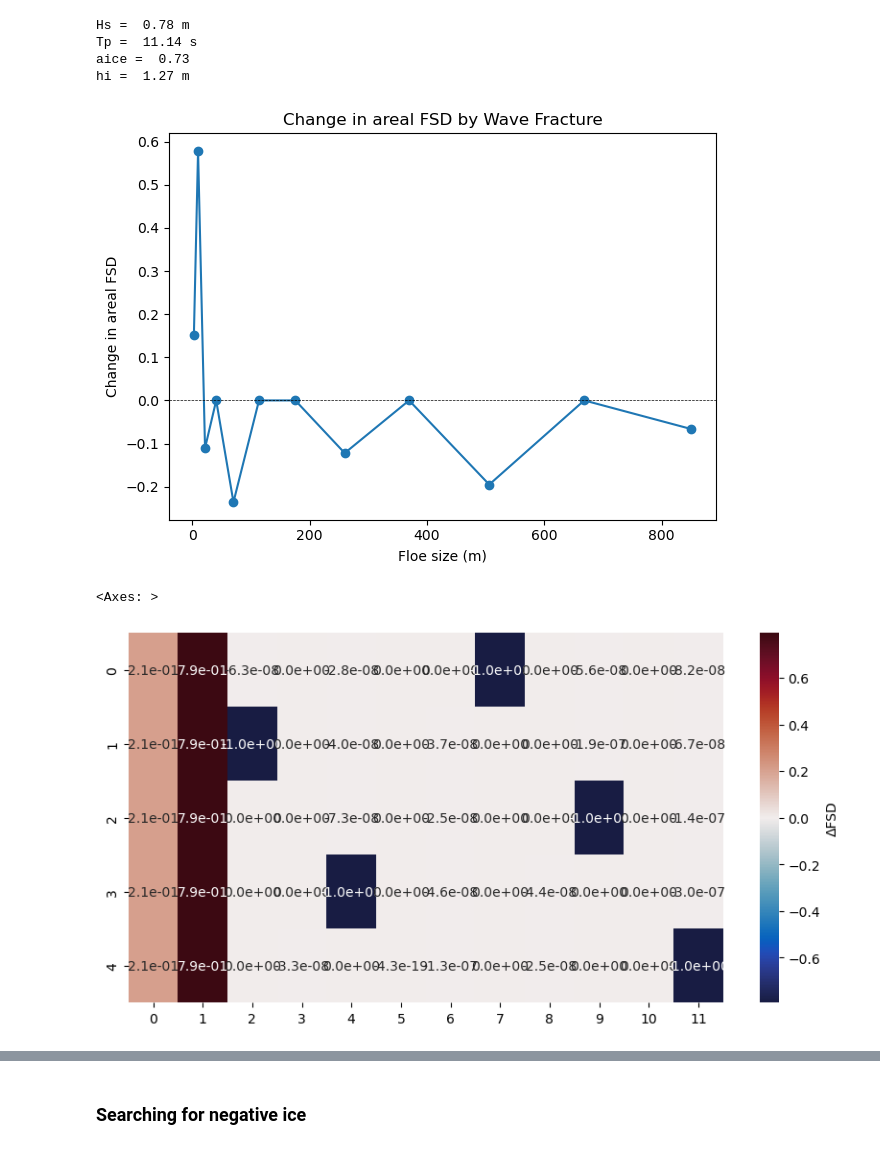
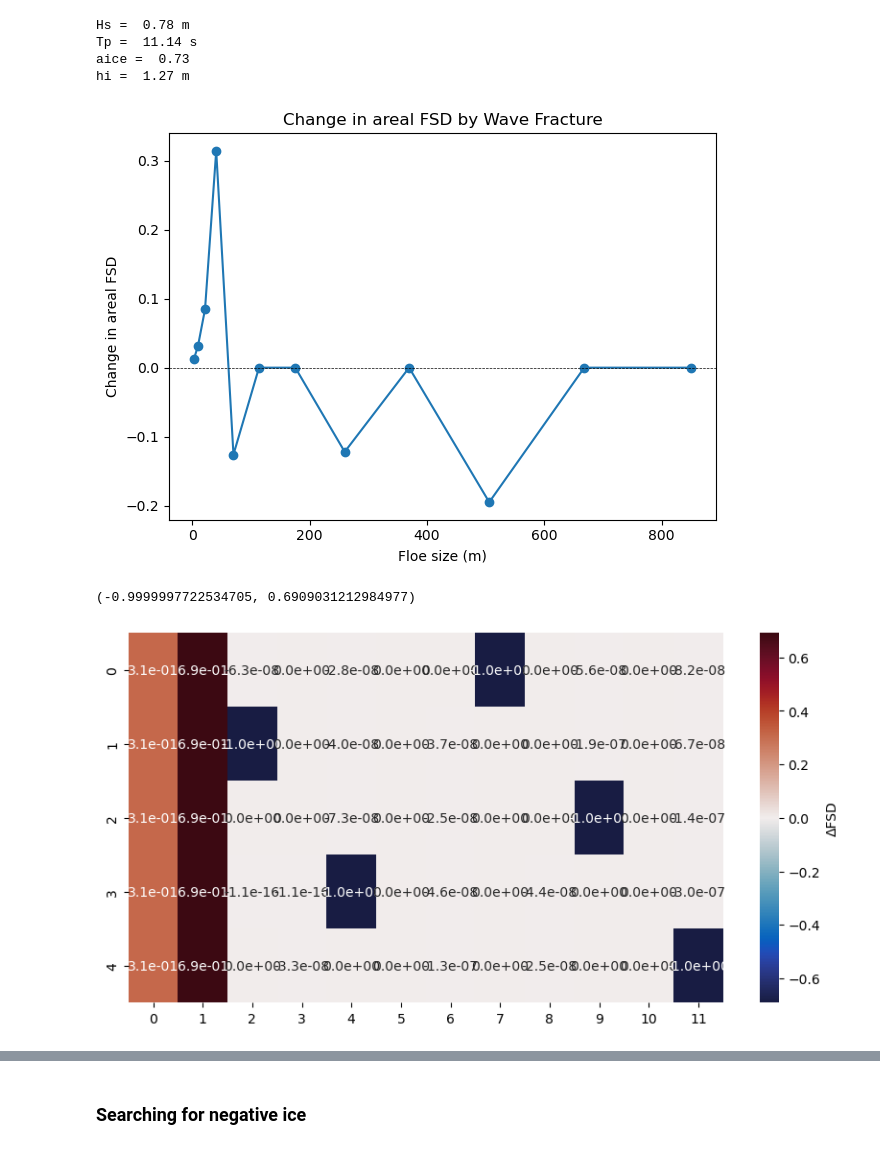
Before and after one commit to NoahDay/access-om3-analysis, a Jupyter notebook: Debug_Wave_Fracture.ipynb, the cells around one changed output, grey strips where cells are left out. Saved outputs shown, nothing was run; the diff lists cells and outputs as text; code cells hidden in the pictures.

```diff
--- a/Debug_Wave_Fracture.ipynb
+++ b/Debug_Wave_Fracture.ipynb
@@ -834,8 +834,8 @@ plt.show()
 # %%
 wave_spectrum = bretschneider_spectrum(wavefreq, 4, 10)
 
-ai_vals = np.linspace(0.1, 1.0, 10)   # ice concentration [0-1]
-hi_vals = np.linspace(0.1, 4.0, 10)   # ice thickness [m]
+ai_vals = np.linspace(0.1, 1.0, 5)   # ice concentration [0-1]
+hi_vals = np.linspace(0.1, 4.0, 5)   # ice thickness [m]
 
 results = {}
 
@@ -1045,14 +1278,19 @@ sns.heatmap(
 # answer = lines.find('struggling to converge')
 # %%
 from collections import deque
-# filename = '/Users/noahday/GitHub/cice-dev/cice-dirs/runs/test/cice.runlog.250716-140421'
+filename = '/Users/noahday/GitHub/cice-dev/cice-dirs/runs/test/cice.runlog.250716-140421' # This one has struggling warning
+# filename = '/Users/noahday/GitHub/cice-dev/cice-dirs/runs/test/cice.runlog.251015-135225'
+# filename = '/Users/noahday/GitHub/cice-dev/cice-dirs/runs/test/cice.runlog.251015-134219'
+# filename = '/Users/noahday/GitHub/cice-dev/cice-dirs/runs/test/cice.runlog.251015-134442'
 # filename = '/Users/noahday/GitHub/cice-dev/cice-dirs/runs/test/cice.runlog.250717-131011'
-filename = '/Users/noahday/GitHub/cice-dev/cice-dirs/runs/test/cice.runlog.250717-134048'
+# filename = '/Users/noahday/GitHub/cice-dev/cice-dirs/runs/test/cice.runlog.250718-145846'
 
 n_before = 10
 n_after = 2
 
 counter = 0
+match_line = None
+after_lines = []
 
 with open(filename, 'r') as inF:
     prev_lines = deque(maxlen=n_before)  # stores previous n lines
@@ -1061,6 +1299,7 @@ with open(filename, 'r') as inF:
     for line in inF:
         if after_counter > 0:
             print(line.strip())
+            after_lines.append(line.strip())
             after_counter -= 1
 
         if 'struggling' in line:
@@ -1068,10 +1307,11 @@ with open(filename, 'r') as inF:
             for prev in prev_lines:
                 print(prev.strip())
             print(line.strip())
+
+            match_line = line.strip() # Store the matched line
             after_counter = n_after
             counter += 1
             if counter >= 0:  # stop after 5 matches
                 print("\n--- Stopping after 5 matches ---")
                 break
-
         prev_lines.append(line)
@@ -1267,7 +1531,7 @@ d_afsd_wave_out, d_afsdn_wave_out, convergence_test = icepack_step_wavefracture(
     wave_spectrum=wave_spectrum,
     wavefreq=wavefreq,
     dwavefreq=dwavefreq,
-    trcrn=trcrn,
+    trcrn=trcrn.copy(),
     d_afsd_wave=d_afsd_wave,
     get_dafsd_wave=get_dafsd_wave,
     get_subdt_fsd=get_subdt_fsd,
@@ -1277,6 +1541,30 @@ d_afsd_wave_out, d_afsdn_wave_out, convergence_test = icepack_step_wavefracture(
     ncat=ncat,
     nt_fsd=nt_fsd
 )
+
+
+
+# Call alternative wave fracture routine (example)
+d_afsd_wave_out_alt, d_afsdn_wave_out_alt = icepack_step_wavefracture_alt(
+    wave_spec_type="random",
+    dt=dt,
+    ncat=ncat,
+    nfsd=nfsd,
+    nfreq=nfreq,
+    aice=aice,
+    vice=vice,
+    aicen=aicen,
+    floe_rad_l=floe_rad_l,
+    floe_rad_c=floe_rad_c,
+    wave_spectrum=wave_spectrum,
+    wavefreq=wavefreq,
+    dwavefreq=dwavefreq,
+    trcrn=trcrn.copy(),
+    d_afsd_wave=d_afsd_wave,
+    solve_yt_for_strain_fn=solve_yt_for_strain,   # your Python translation
+    icepack_cleanup_fsd_fn=icepack_cleanup_fsd,
+    nt_fsd=nt_fsd
+)
 # %%
 print('Hs = ', np.round(4*np.sqrt(np.dot(dwavefreq, wave_spectrum)), 2), 'm')
 print('Tp = ', np.round(1/wavefreq[wave_spectrum.argmax()], 2), 's')
@@ -1288,8 +1576,13 @@ Tp =  11.14 s
 aice =  0.73
 hi =  1.27 m
 # %%
-plt.scatter(floe_rad_c, d_afsd_wave_out)
-plt.plot(floe_rad_c, d_afsd_wave_out)
+plt.scatter(floe_rad_c, d_afsd_wave_out, marker='o', label='Original', color='tab:blue')
+plt.plot(floe_rad_c, d_afsd_wave_out, linestyle='-', color='tab:blue')
+
+# Scatter + line for alternative scheme
+# plt.scatter(floe_rad_c, d_afsd_wave_out_alt, marker='o', facecolors='none', label='Tremblay', color='tab:orange')
+# plt.plot(floe_rad_c, d_afsd_wave_out_alt, linestyle='--', color='tab:orange')
+
 plt.axhline(0, color='black', lw=0.5, ls='--')
 plt.xlabel('Floe size (m)')
 plt.ylabel('Change in areal FSD')
@@ -1297,23 +1590,25 @@ plt.title('Change in areal FSD by Wave Fracture')
 plt.tight_layout()
 plt.show()
 # %% [output]
-[figure, old version]
+[figure, new version]
 # %%
 absmax = np.abs(d_afsdn_wave_out.max())
 plt.figure(figsize=(10, 5))
 sns.heatmap(
     d_afsdn_wave_out.transpose(),
     annot=True,
     fmt=".1e",
     cmap=cmo.balance,
     center=0,
     vmin=-absmax,
     vmax=absmax,
     cbar_kws={'label': 'ΔFSD'}
 )
+
+d_afsdn_wave_out.min(), d_afsdn_wave_out.max()
 # %% [output]
-<Axes: >
+(-0.9999997722534705, 0.6909031212984977)
-[figure, old version]
+[figure, new version]
 # %%
 # plt.figure(figsize=(10, 5))
 # sns.heatmap(
```
Also changed, not shown: parts of 18 cells of this notebook.
